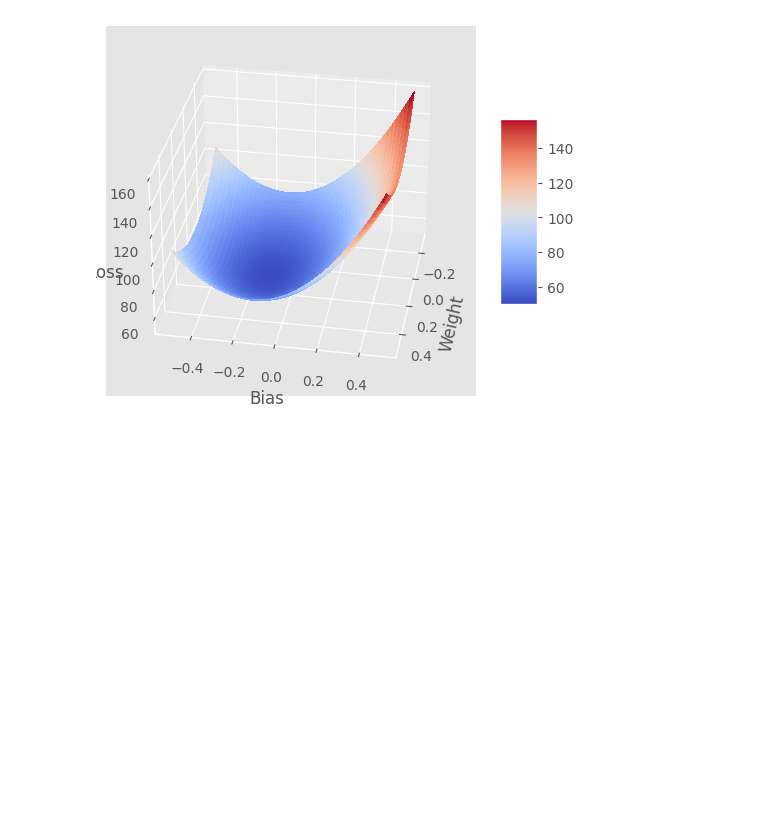
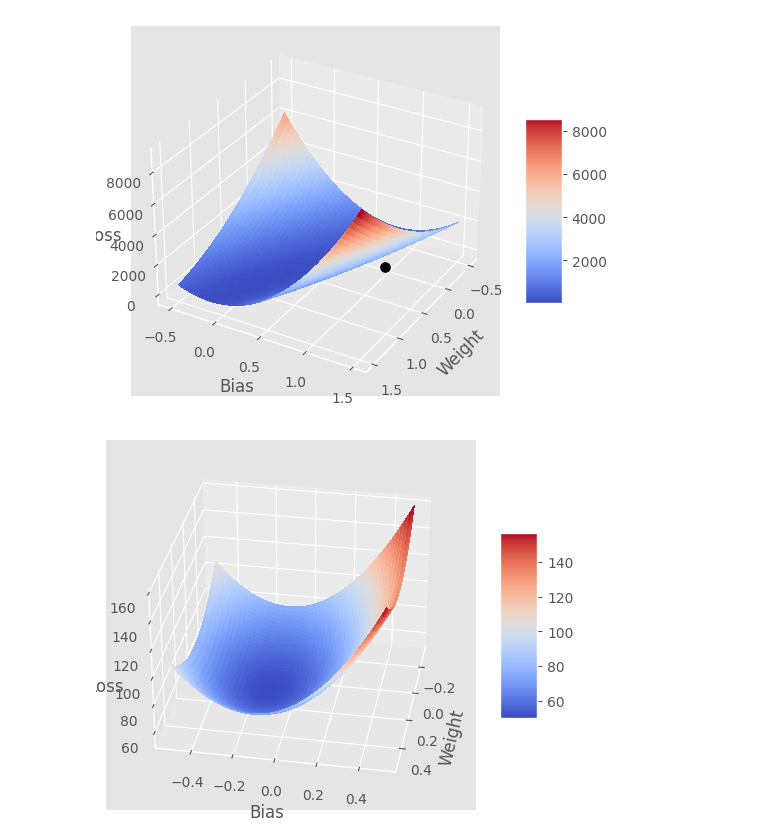
Before and after one commit to jackbmontgomery/jackbmontgomery.com, a Jupyter notebook: notebooks/neural-network-jax.ipynb, the cells around one changed output. Cells and saved outputs as stored; diff of their text form; code cells hidden in the pictures; blank space fills up the shorter version.

```diff
--- a/notebooks/neural-network-jax.ipynb
+++ b/notebooks/neural-network-jax.ipynb
@@ -31,3 +66,45 @@ class Adam:
+# %%
+#IGNORE
+import numpy as np
+import itertools
+import matplotlib.pyplot as plt
+from matplotlib import cm
+
+
+def loss(w, b):
+    pred_values = w * simple_x_values + b
+    return sum((simple_pred_values - pred_values) ** 2)
+
+
+dimension = 50
+
+weights = np.linspace(-0.5, 1.5, dimension)
+biases = np.linspace(-0.5, 1.5, dimension)
+
+weights_biases = np.array(list(itertools.product(weights, biases)))
+losses = np.array([loss(w, b) for w, b in weights_biases])
+
+fig, ax = plt.subplots(subplot_kw={"projection": "3d"})
+ax.view_init(azim=30)
+
+X, Y = np.meshgrid(weights, biases)
+Z = losses.reshape(dimension, dimension)
+surf = ax.plot_surface(X, Y, Z, cmap=cm.coolwarm, linewidth=0, antialiased=False)
+
+w_opt, b_opt = 0.1, 1
+loss_opt = loss(w_opt, b_opt)
+
+ax.scatter(w_opt, b_opt, loss_opt, color="black", s=50, label="Optimal Point")
+
+ax.set_xlabel("Weight")
+ax.set_ylabel("Bias")
+ax.set_zlabel("Loss", labelpad=0)
+
+fig.colorbar(surf, shrink=0.5, aspect=5)
+
+plt.show()
+# %% [output]
+[figure, added]
 # %%
 x_values = jnp.linspace(-jnp.pi, jnp.pi, 100)
 y_values = jnp.cos(2 * x_values)
```
Also changed, not shown: parts of 6 cells of this notebook, 21 other files.
